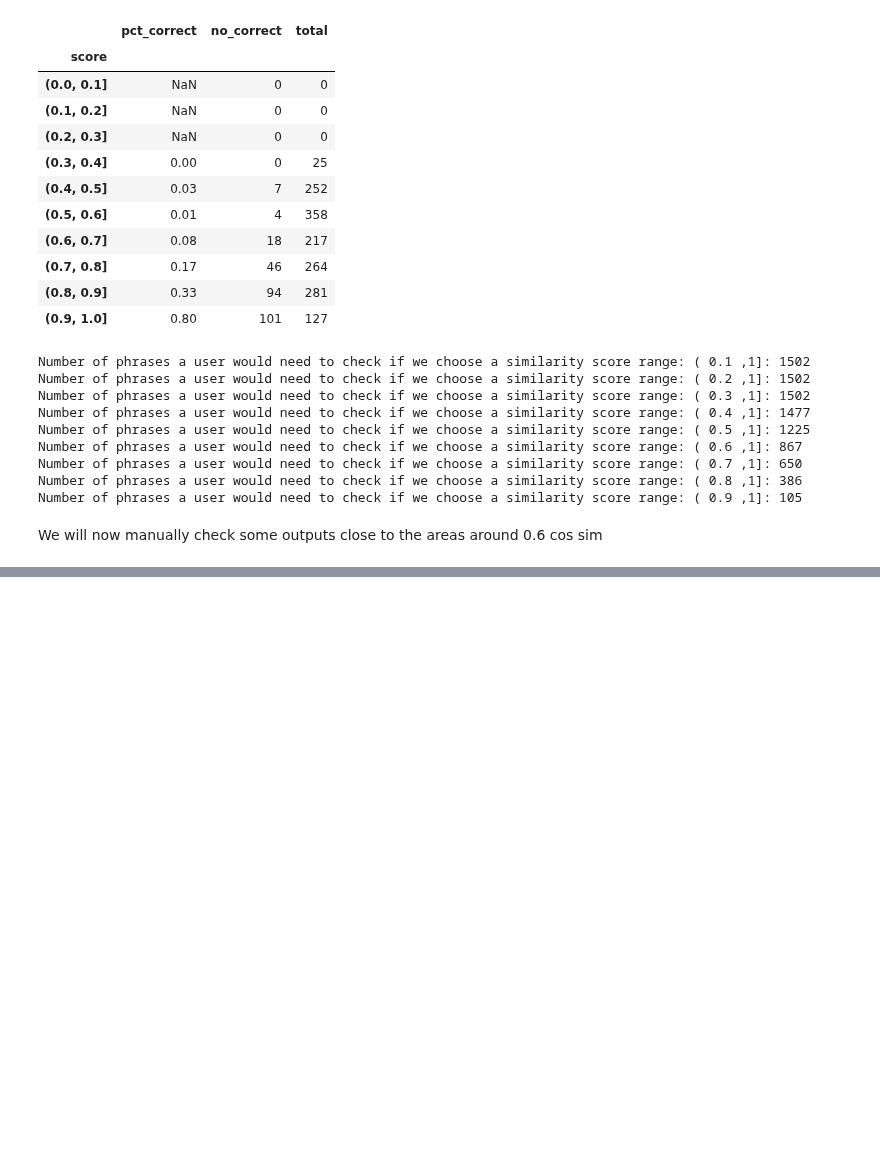
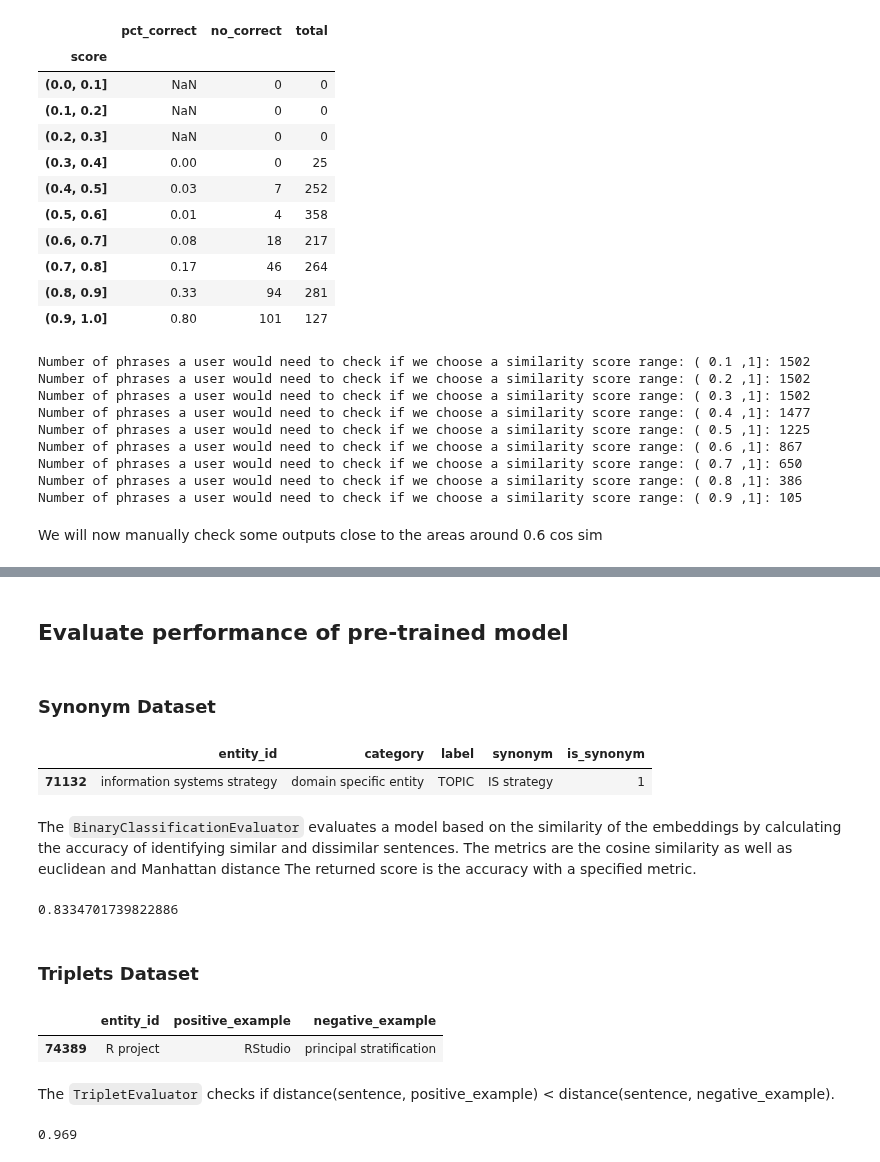
Before and after one commit to Heity94/TWSM_Lab, a Jupyter notebook: Project/Notebooks/PH_SentenceTransfomer_NounPhrases.ipynb, the cells around one changed output, grey strips where cells are left out. Saved outputs shown, nothing was run; the diff lists cells and outputs as text; code cells hidden in the pictures; blank space fills up the shorter version.

```diff
--- a/Project/Notebooks/PH_SentenceTransfomer_NounPhrases.ipynb
+++ b/Project/Notebooks/PH_SentenceTransfomer_NounPhrases.ipynb
@@ -288,3 +308,17 @@ sim_scores_sample_mapped_f.loc[(sim_scores_sample_mapped_f["score"]>=0.6)&(sim_s
 | 4133 | 0.696496 | 188_5285_5330 | local government | no state or local government | government | government | True |
 | 4486 | 0.610937 | 188_11068_11092 | academic journal list | journal and book format | academic journal list | 0 | False |
 | 4290 | 0.659554 | 188_7792_7841 | market | This market-led strategy | organizational participant | 0 | False |
+# %% [markdown]
+## Evaluate performance of pre-trained model
+# %% [markdown]
+### Synonym Dataset
+# %%
+# Create small sample of dataset to test evaluator function
+ontology_train_syn_sample = ontology_train_syn.sample(1_000).copy()
+# %%
+ontology_train_syn_sample.head(1)
+# %% [output]
+|  | entity_id | category | label | synonym | is_synonym |
+| 71132 | information systems strategy | domain specific entity | TOPIC | IS strategy | 1 |
+# %% [markdown]
+The `BinaryClassificationEvaluator` evaluates a model based on the similarity of the embeddings by calculating the accuracy of identifying similar and dissimilar sentences. The metrics are the cosine similarity as well as euclidean and Manhattan distance The returned score is the accuracy with a specified metric.
@@ -290,0 +333,7 @@ sim_scores_sample_mapped_f.loc[(sim_scores_sample_mapped_f["score"]>=0.6)&(sim_s
+# %%
+syn_result = test_evaluator_syn(model)
+print(syn_result)
+# %% [output]
+0.8334701739822886
+# %% [markdown]
+### Triplets Dataset
@@ -290,0 +343,7 @@ sim_scores_sample_mapped_f.loc[(sim_scores_sample_mapped_f["score"]>=0.6)&(sim_s
+# %%
+ontology_train_trip_sample.head(1)
+# %% [output]
+|  | entity_id | positive_example | negative_example |
+| 74389 | R project | RStudio | principal stratification |
+# %% [markdown]
+The `TripletEvaluator` checks if distance(sentence, positive_example) < distance(sentence, negative_example).
@@ -290,0 +359,5 @@ sim_scores_sample_mapped_f.loc[(sim_scores_sample_mapped_f["score"]>=0.6)&(sim_s
+# %%
+trip_result = test_evaluator_trip(model)
+print(trip_result)
+# %% [output]
+0.969
```
Also changed, not shown: parts of 12 cells of this notebook.
